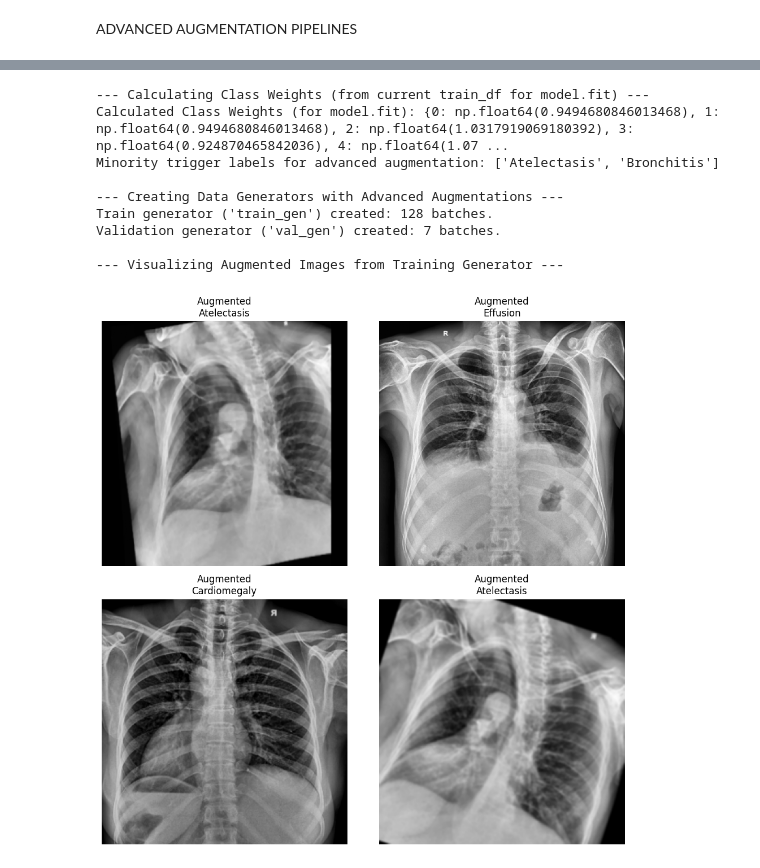
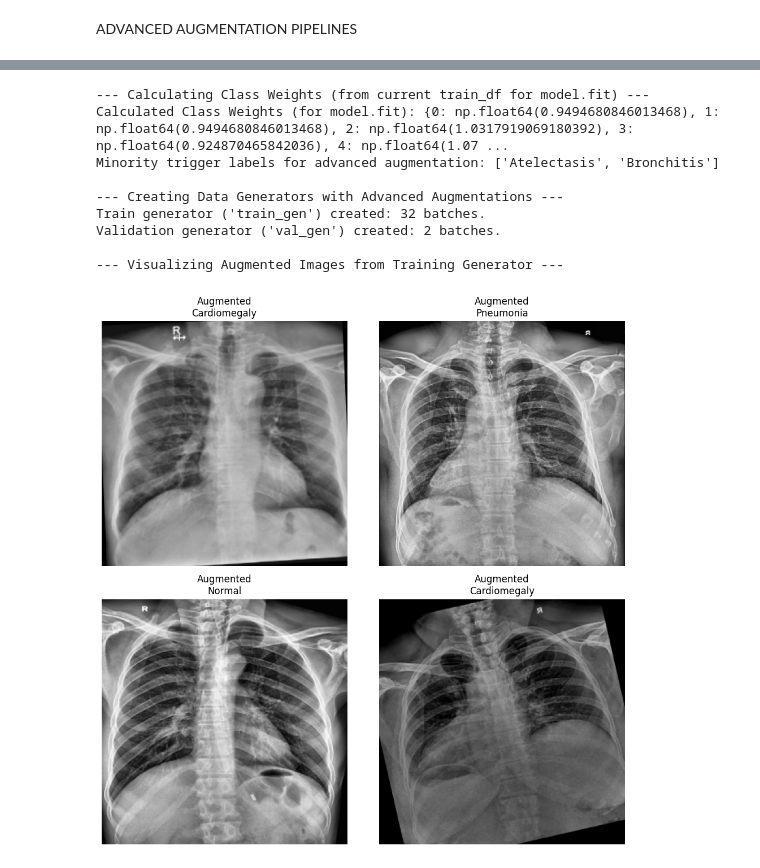
Before and after one commit to Ad1ty4shrma/Projects, a Jupyter notebook: xray.ipynb, the cells around one changed output, grey strips where cells are left out. Saved outputs shown, nothing was run; the diff lists cells and outputs as text; code cells hidden in the pictures.

```diff
--- a/xray.ipynb
+++ b/xray.ipynb
@@ -580,39 +587,3 @@ Name: proportion, dtype: float64
   (Placeholder for training and evaluation for Fold 5)
 # %% [markdown]
 ADVANCED AUGMENTATION PIPELINES
-# %%
-import albumentations as A
-import numpy as np
-import cv2 # For interpolation constant
-
-# Ensure Albumentations is up-to-date (run this, then RESTART RUNTIME)
-# !pip install -U albumentations -q
-
-# Define target dimensions
-TARGET_H = 320
-TARGET_W = 320
-
-# Create a dummy image
-dummy_image = np.random.randint(0, 256, size=(400, 500, 3), dtype=np.uint8)
-
-try:
-    print("Attempting basic RandomResizedCrop instantiation...")
-    transform = A.RandomResizedCrop(
-        height=TARGET_H,
-        width=TARGET_W,
-        scale=(0.8, 1.0),
-        ratio=(0.75, 1.33),
-        interpolation=cv2.INTER_LINEAR,
-        p=1.0
-    )
-    print("RandomResizedCrop instantiated successfully.")
-
-    print("\nAttempting to apply the transform...")
-    augmented = transform(image=dummy_image)
-    augmented_image = augmented['image']
-    print(f"Transform applied. Augmented image shape: {augmented_image.shape}")
-
-except ValueError as ve:
-    print(f"Caught ValueError during isolated test: {ve}")
-except Exception as e:
-    print(f"Caught other Exception during isolated test: {e}")
@@ -667,7 +987,7 @@ if not train_df.empty:
         image_dir=IMAGE_DIR_PATH,
         filename_col=FILENAME_COLUMN_IN_EXCEL,
         label_cols=CLASS_NAMES,
-        batch_size=8,
+        batch_size=32,
         target_dim=(AUG_TARGET_HEIGHT, AUG_TARGET_WIDTH),
         shuffle=True,
         minority_augmenter=minority_advanced_aug,
@@ -685,7 +1005,7 @@ if not valid_df.empty: # <--- CORRECTED: val_df to valid_df
         image_dir=IMAGE_DIR_PATH,
         filename_col=FILENAME_COLUMN_IN_EXCEL,
         label_cols=CLASS_NAMES,
-        batch_size=8,
+        batch_size=32,
         target_dim=(AUG_TARGET_HEIGHT, AUG_TARGET_WIDTH),
         shuffle=False,
         minority_augmenter=None,
@@ -699,36 +1019,36 @@ else:
     print("valid_df is empty. Cannot create val_gen.") # <--- CORRECTED: val_df to valid_df
 
 # --- (Optional) Visualize some augmented images from the TRAIN generator ---
 if train_gen and len(train_gen) > 0:
     print("\n--- Visualizing Augmented Images from Training Generator ---")
     X_sample_batch, y_sample_batch = train_gen[0]
     num_images_to_show = min(4, X_sample_batch.shape[0])
     if num_images_to_show > 0:
         plt.figure(figsize=(10, 10))
         for i in range(num_images_to_show):
             img_to_display = X_sample_batch[i]
             labels_for_this_image = [CLASS_NAMES[j] for j, present in enumerate(y_sample_batch[i]) if present == 1]
             plt.subplot(2, 2, i + 1)
             plt.imshow(img_to_display)
             plt.title(f"Augmented\n{', '.join(labels_for_this_image) if labels_for_this_image else 'Normal'}")
             plt.axis('off')
         plt.tight_layout()
         plt.show()
     else:
         print("Train generator created but is empty, cannot visualize batch.")
 else:
     print("Cannot visualize augmented images: train_gen is not available or empty.")
 # %% [output]
 --- Calculating Class Weights (from current train_df for model.fit) ---
 Calculated Class Weights (for model.fit): {0: np.float64(0.9494680846013468), 1: np.float64(0.9494680846013468), 2: np.float64(1.0317919069180392), 3: np.float64(0.924870465842036), 4: np.float64(1.07 ...
 Minority trigger labels for advanced augmentation: ['Atelectasis', 'Bronchitis']
 
 --- Creating Data Generators with Advanced Augmentations ---
-Train generator ('train_gen') created: 128 batches.
-Validation generator ('val_gen') created: 7 batches.
+Train generator ('train_gen') created: 32 batches.
+Validation generator ('val_gen') created: 2 batches.
 
 --- Visualizing Augmented Images from Training Generator ---
-[figure, old version]
+[figure, new version]
 # %%
 import matplotlib.pyplot as plt
 import numpy as np
```
Also changed, not shown: parts of 10 cells of this notebook.
